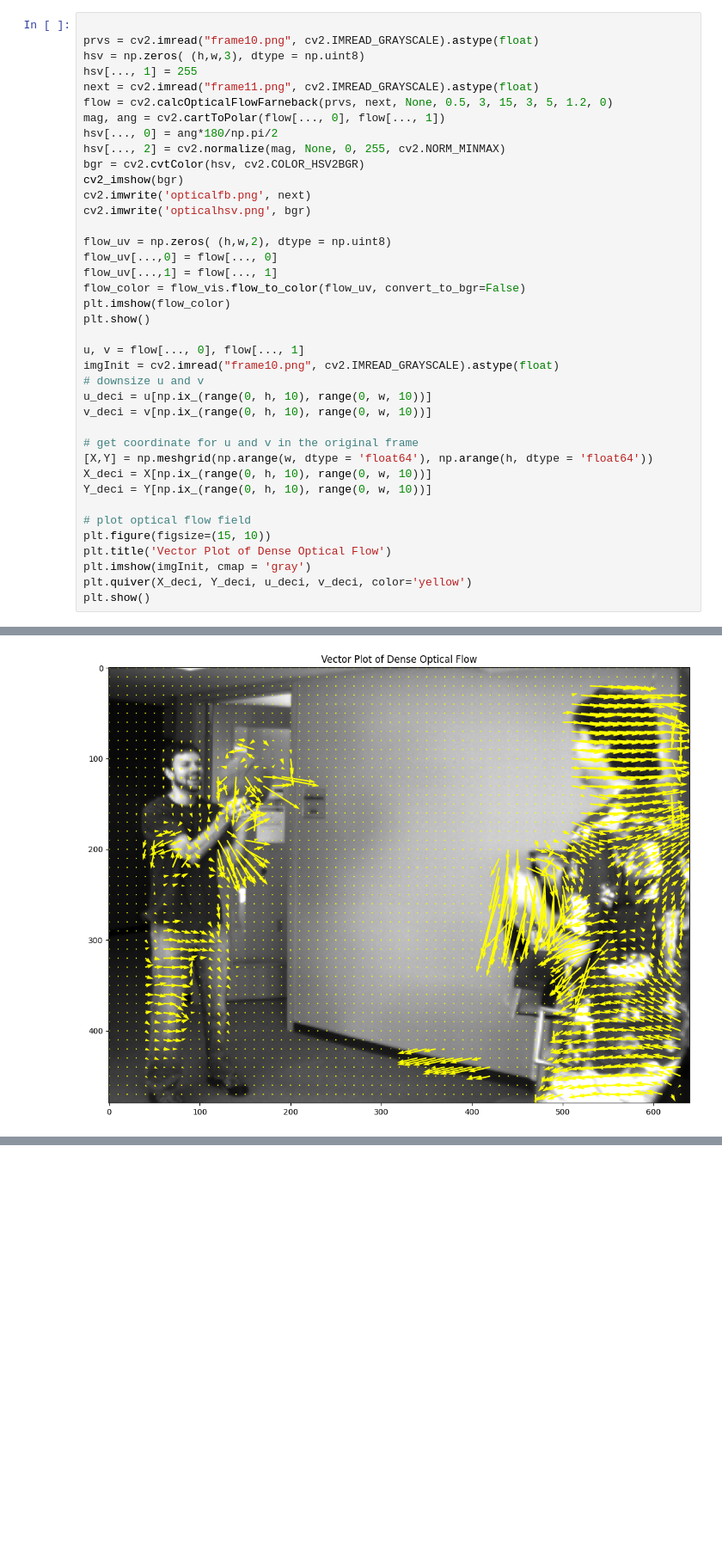
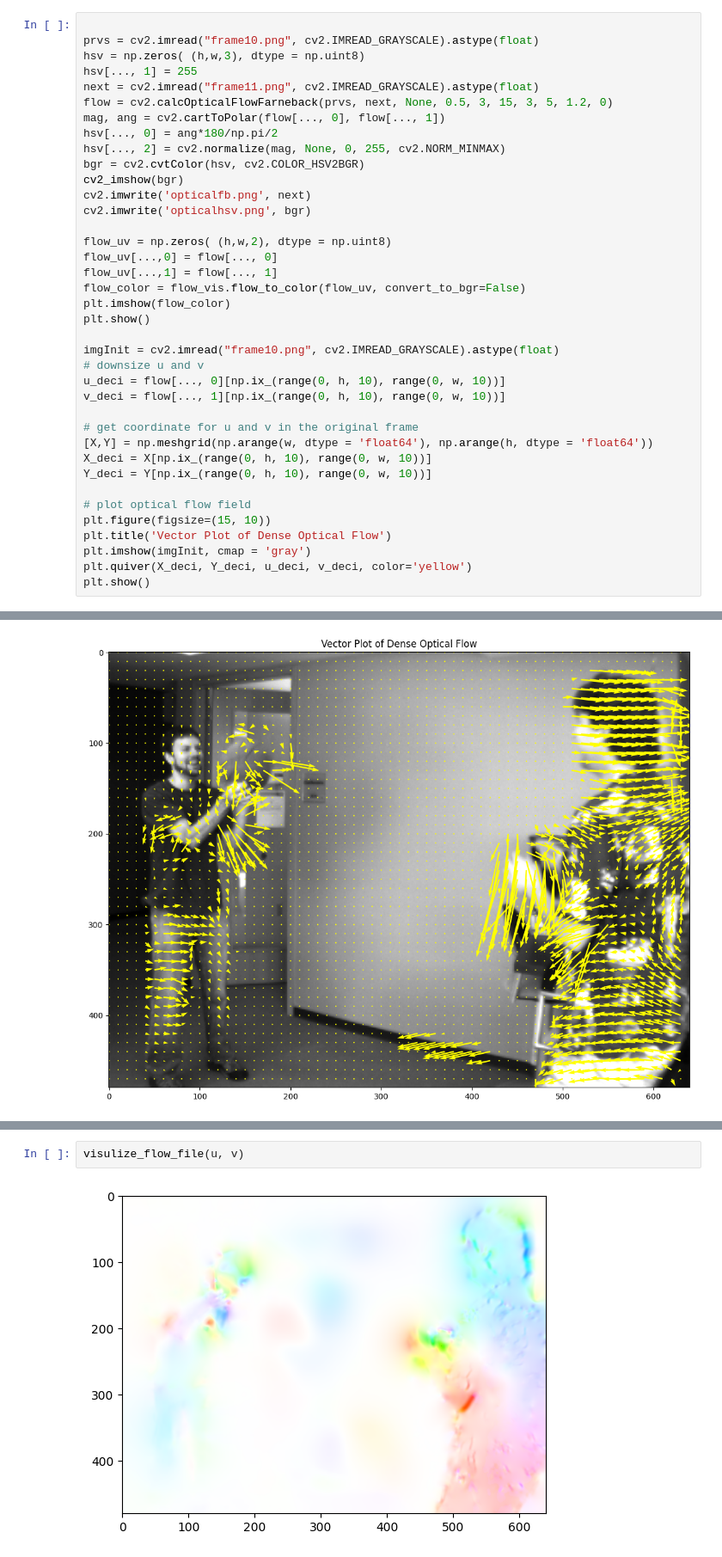
Before and after one commit to trucchau171/opticalFlow_HornSchunck, a Jupyter notebook: OF_HornSchunck.ipynb, the cells around one changed output, grey strips where cells are left out. Shown at 86% size. Cells and saved outputs as stored; diff of their text form; blank space fills up the shorter version.

```diff
--- a/OF_HornSchunck.ipynb
+++ b/OF_HornSchunck.ipynb
@@ -269,11 +233,10 @@ flow_color = flow_vis.flow_to_color(flow_uv, convert_to_bgr=False)
 plt.imshow(flow_color)
 plt.show()
 
-u, v = flow[..., 0], flow[..., 1]
 imgInit = cv2.imread("frame10.png", cv2.IMREAD_GRAYSCALE).astype(float)
 # downsize u and v
-u_deci = u[np.ix_(range(0, h, 10), range(0, w, 10))]
-v_deci = v[np.ix_(range(0, h, 10), range(0, w, 10))]
+u_deci = flow[..., 0][np.ix_(range(0, h, 10), range(0, w, 10))]
+v_deci = flow[..., 1][np.ix_(range(0, h, 10), range(0, w, 10))]
 
 # get coordinate for u and v in the original frame
 [X,Y] = np.meshgrid(np.arange(w, dtype = 'float64'), np.arange(h, dtype = 'float64'))
@@ -292,0 +409,4 @@ plt.show()
+# %%
+visulize_flow_file(u, v)
+# %% [output]
+[figure, added]
```
Also changed, not shown: parts of 18 cells of this notebook, 2 other files.
